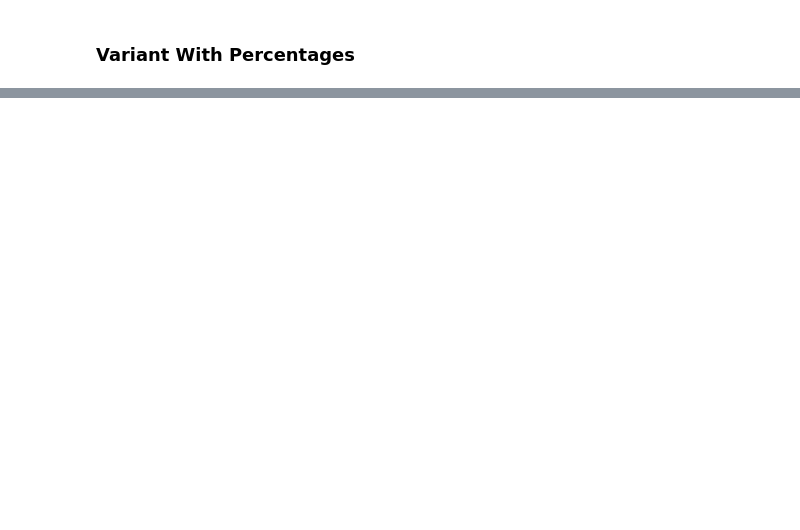
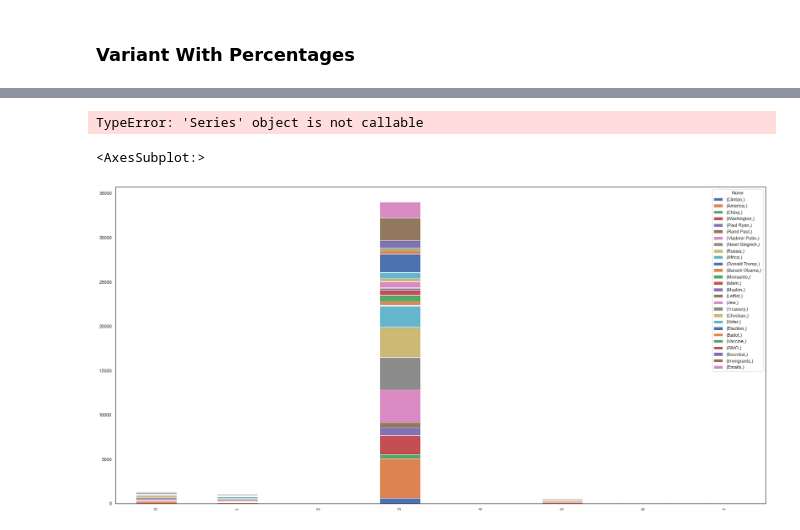
Before and after one commit to haleyej/ala_470_proj, a Jupyter notebook: viz.ipynb, the cells around one changed output, grey strips where cells are left out. Saved outputs shown, nothing was run; the diff lists cells and outputs as text; code cells hidden in the pictures; blank space fills up the shorter version.

```diff
--- a/viz.ipynb
+++ b/viz.ipynb
@@ -330,0 +314,15 @@ df['text_normalized'].str.match(r"obama").sum()
+# %%
+lsts = []
+
+for t in types:
+    lst = []
+    lst.append(t)
+    matches_df = df[df['type'] == t]
+
+    for label, target in targets:
+        amount = matches_df['text_normalized'].str.contains(r"{}".format(target)).sum()
+        lst.append(amount)
+    lsts.append(lst)
+
+cols = ['entity'] + labels
+by_type = pd.DataFrame(lsts, columns = [cols])
@@ -330,0 +335,12 @@ df['text_normalized'].str.match(r"obama").sum()
+# %%
+by_type.dtypes(
+# %% [output]
+TypeError: 'Series' object is not callable
+# %%
+sns.set(style='white')
+
+#create stacked bar chart
+by_type.plot(kind='bar', stacked=True)
+# %% [output]
+<AxesSubplot:>
+[figure, added]
```
Also changed, not shown: parts of 16 cells of this notebook.
